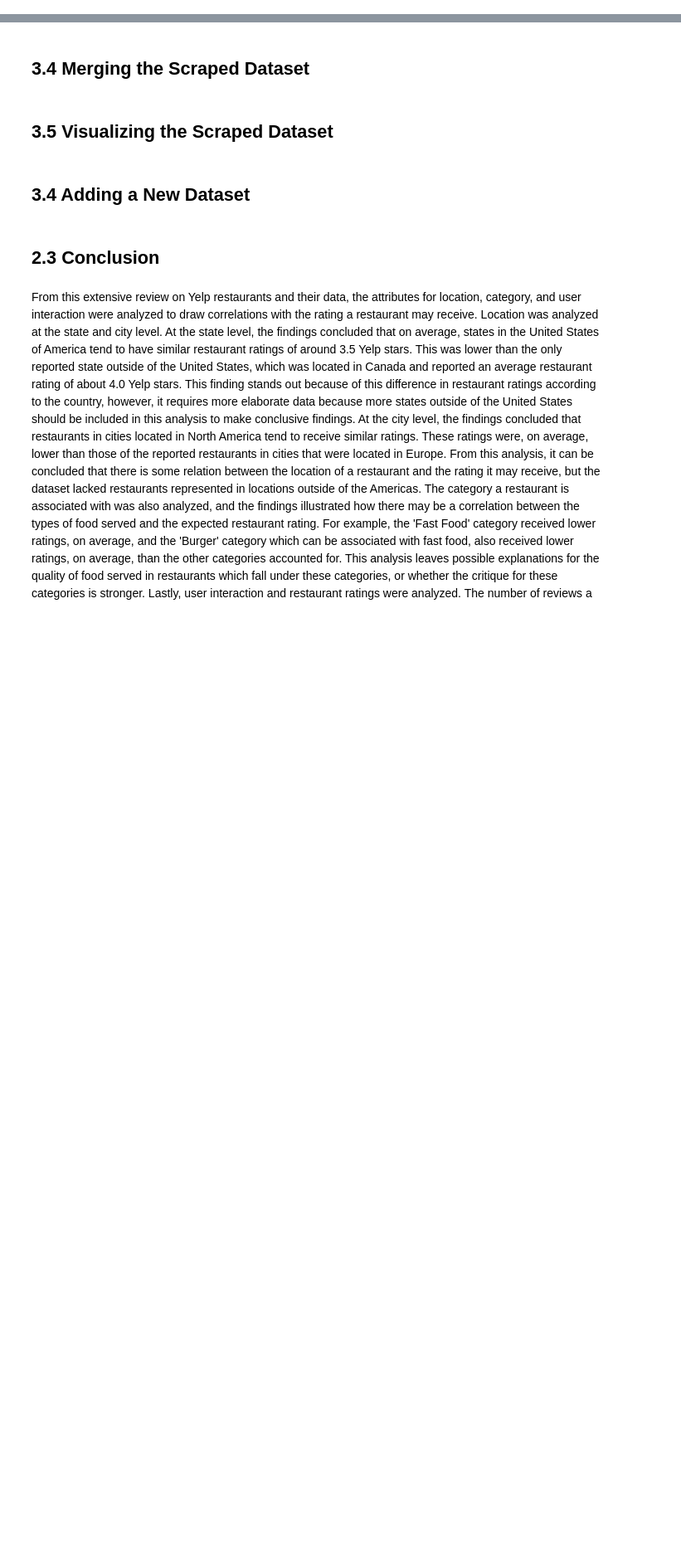
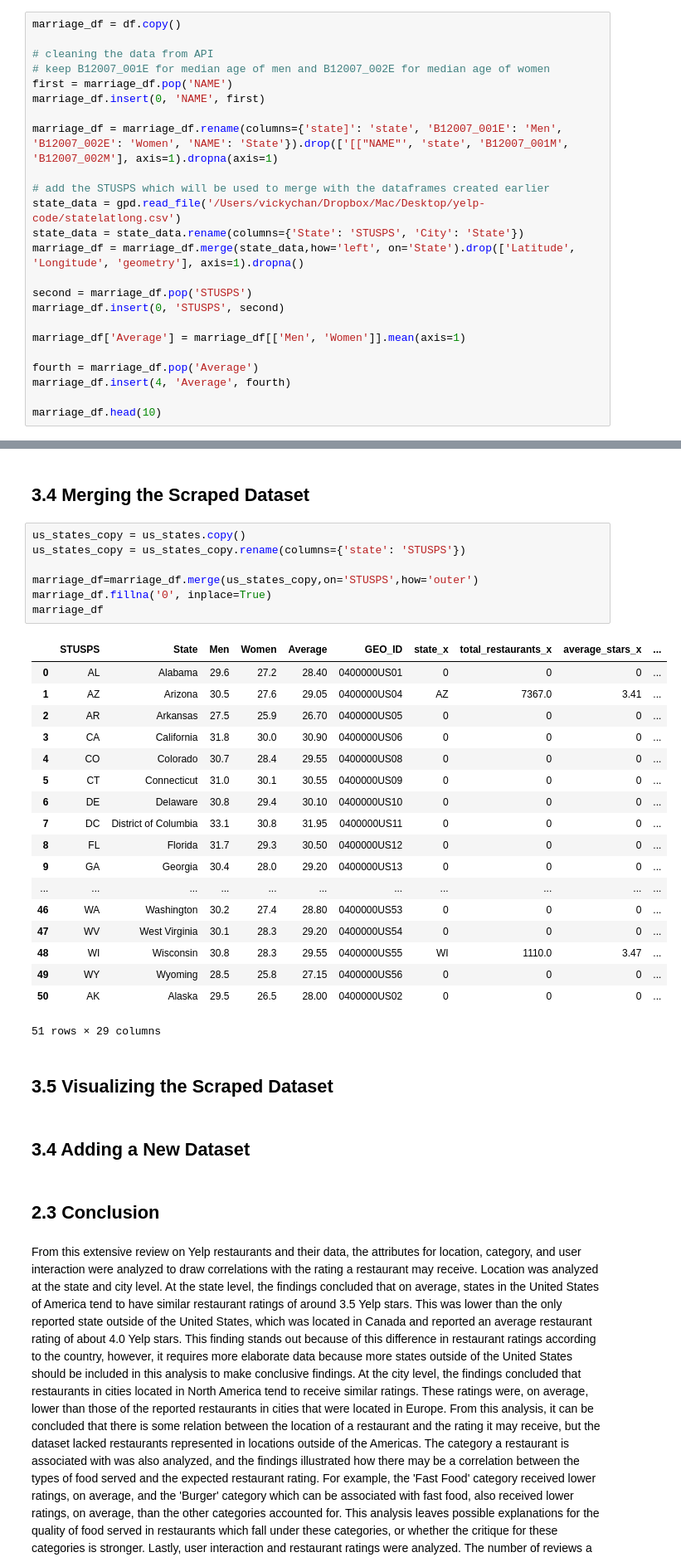
Before and after one commit to vvickychan/yelp-code, a Jupyter notebook: yelp.ipynb, the cells around one changed output, grey strips where cells are left out. Shown at 83% size. Cells and saved outputs as stored; diff of their text form; blank space fills up the shorter version.

Commit message:
Scraping & Merge
Scraping is complete
Merge is in progress

```diff
--- a/yelp.ipynb
+++ b/yelp.ipynb
@@ -885,0 +849,24 @@ question.
+# %%
+marriage_df = df.copy()
+
+# cleaning the data from API
+# keep B12007_001E for median age of men and B12007_002E for median age of women
+first = marriage_df.pop('NAME')
+marriage_df.insert(0, 'NAME', first)
+
+marriage_df = marriage_df.rename(columns={'state]': 'state', 'B12007_001E': 'Men', 'B12007_002E': 'Women', 'NAME': 'State'}).drop(['[["NAME"', 'state', 'B12007_001M', 'B12007_002M'], axis=1).dropna(axis=1)
+
+# add the STUSPS which will be used to merge with the dataframes created earlier
+state_data = gpd.read_file('/Users/vickychan/Dropbox/Mac/Desktop/yelp-code/statelatlong.csv')
+state_data = state_data.rename(columns={'State': 'STUSPS', 'City': 'State'})
+marriage_df = marriage_df.merge(state_data,how='left', on='State').drop(['Latitude', 'Longitude', 'geometry'], axis=1).dropna()
+
+second = marriage_df.pop('STUSPS')
+marriage_df.insert(0, 'STUSPS', second)
+
+marriage_df['Average'] = marriage_df[['Men', 'Women']].mean(axis=1)
+
+fourth = marriage_df.pop('Average')
+marriage_df.insert(4, 'Average', fourth)
+
+marriage_df.head(10)
@@ -886,5 +887,31 @@ question.
 # %% [markdown]
 ## 3.4 Merging the Scraped Dataset
+# %%
+us_states_copy = us_states.copy()
+us_states_copy = us_states_copy.rename(columns={'state': 'STUSPS'})
+
+marriage_df=marriage_df.merge(us_states_copy,on='STUSPS',how='outer')
+marriage_df.fillna('0', inplace=True)
+marriage_df
+# %% [output]
+|  | STUSPS | State | Men | Women | Average | GEO_ID | state_x | total_restaurants_x | average_stars_x | ... |
+| 0 | AL | Alabama | 29.6 | 27.2 | 28.40 | 0400000US01 | 0 | 0 | 0 | ... |
+| 1 | AZ | Arizona | 30.5 | 27.6 | 29.05 | 0400000US04 | AZ | 7367.0 | 3.41 | ... |
+| 2 | AR | Arkansas | 27.5 | 25.9 | 26.70 | 0400000US05 | 0 | 0 | 0 | ... |
+| 3 | CA | California | 31.8 | 30.0 | 30.90 | 0400000US06 | 0 | 0 | 0 | ... |
+| 4 | CO | Colorado | 30.7 | 28.4 | 29.55 | 0400000US08 | 0 | 0 | 0 | ... |
+| 5 | CT | Connecticut | 31.0 | 30.1 | 30.55 | 0400000US09 | 0 | 0 | 0 | ... |
+| 6 | DE | Delaware | 30.8 | 29.4 | 30.10 | 0400000US10 | 0 | 0 | 0 | ... |
+| 7 | DC | District of Columbia | 33.1 | 30.8 | 31.95 | 0400000US11 | 0 | 0 | 0 | ... |
+| 8 | FL | Florida | 31.7 | 29.3 | 30.50 | 0400000US12 | 0 | 0 | 0 | ... |
+| 9 | GA | Georgia | 30.4 | 28.0 | 29.20 | 0400000US13 | 0 | 0 | 0 | ... |
+| ... | ... | ... | ... | ... | ... | ... | ... | ... | ... | ... |
+| 46 | WA | Washington | 30.2 | 27.4 | 28.80 | 0400000US53 | 0 | 0 | 0 | ... |
+| 47 | WV | West Virginia | 30.1 | 28.3 | 29.20 | 0400000US54 | 0 | 0 | 0 | ... |
+| 48 | WI | Wisconsin | 30.8 | 28.3 | 29.55 | 0400000US55 | WI | 1110.0 | 3.47 | ... |
+| 49 | WY | Wyoming | 28.5 | 25.8 | 27.15 | 0400000US56 | 0 | 0 | 0 | ... |
+| 50 | AK | Alaska | 29.5 | 26.5 | 28.00 | 0400000US02 | 0 | 0 | 0 | ... |
+51 rows × 29 columns
 # %% [markdown]
 ## 3.5 Visualizing the Scraped Dataset
 # %% [markdown]
```
Also changed, not shown: parts of 19 cells of this notebook.
